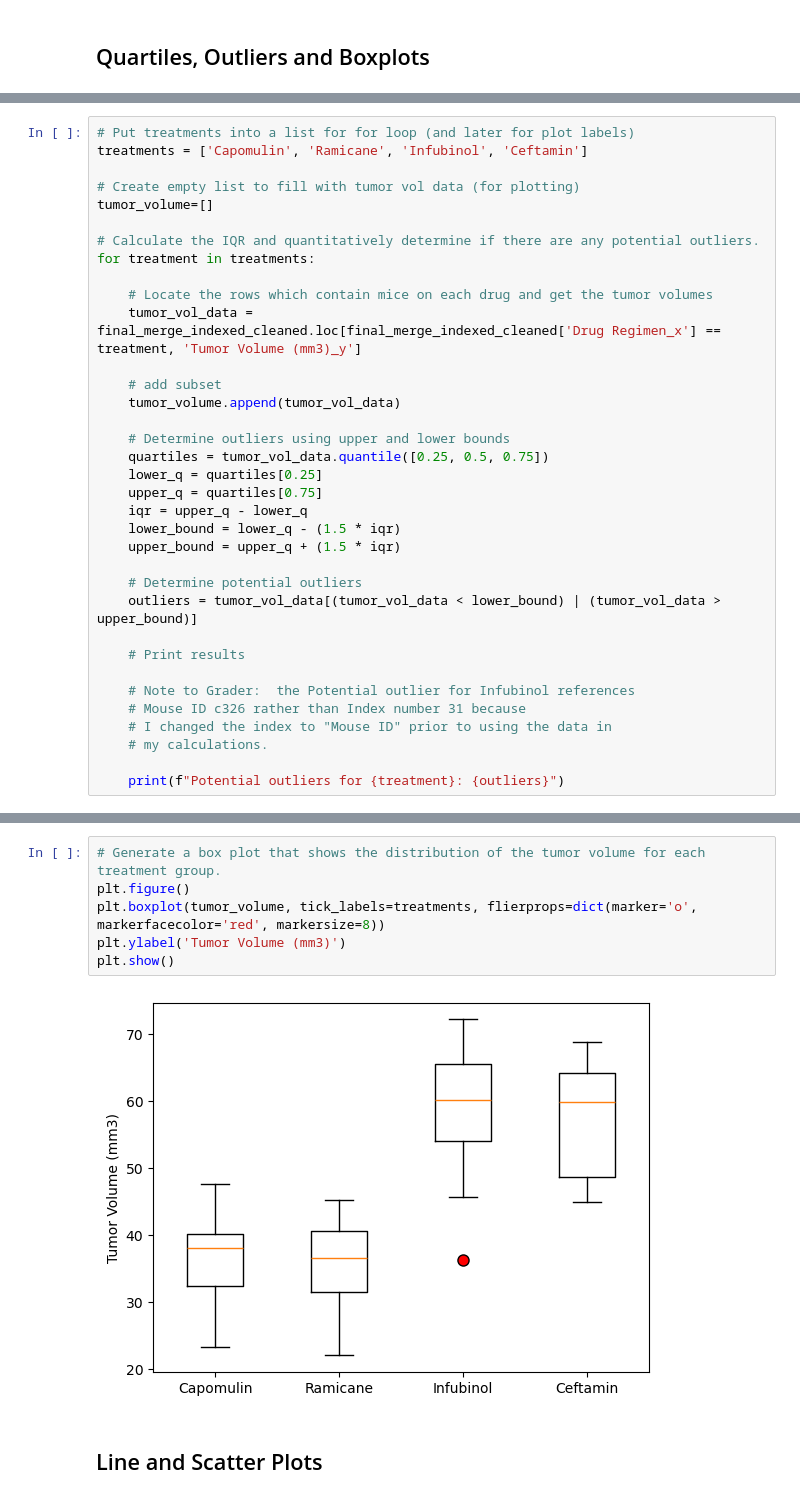
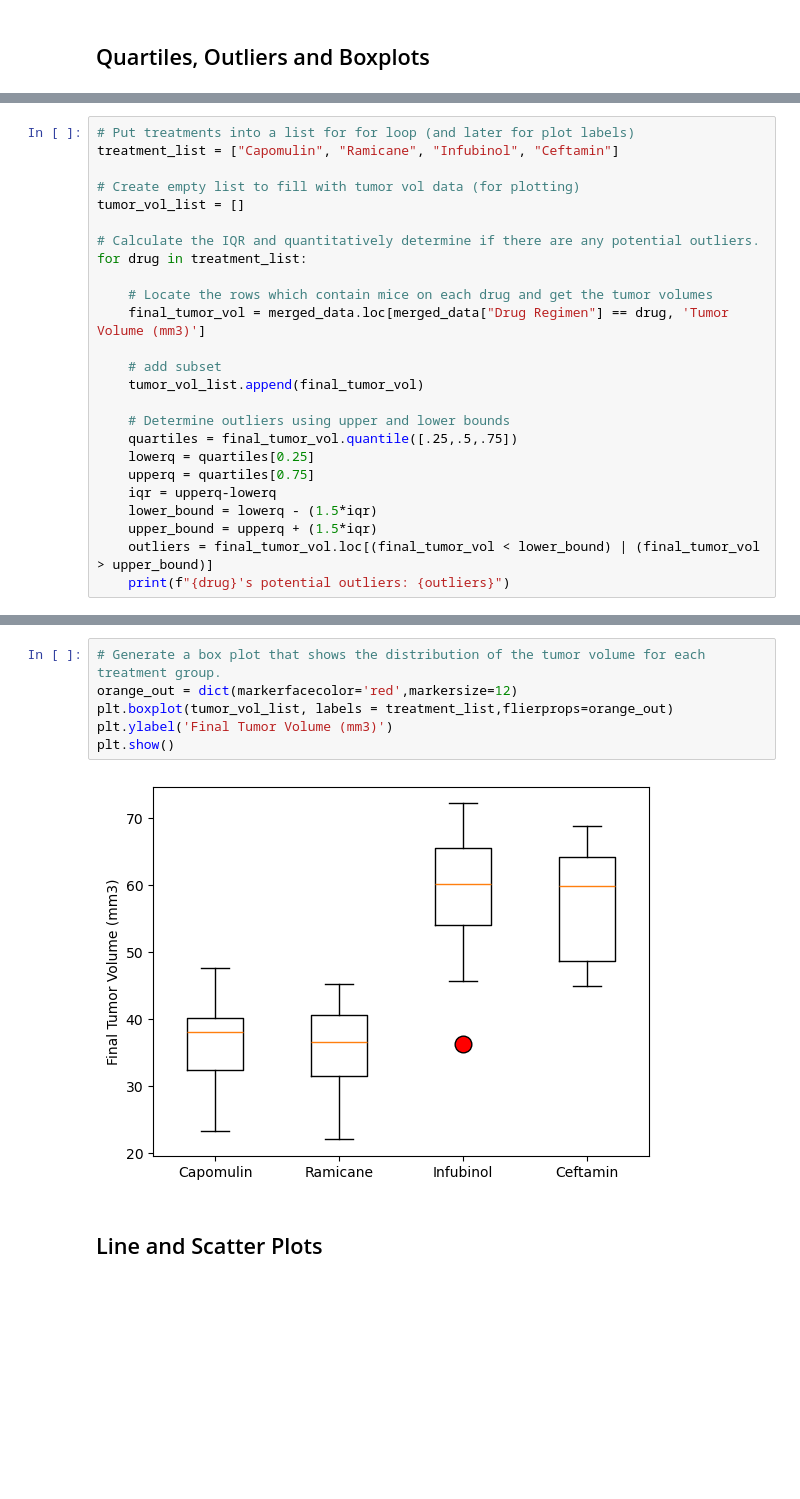
Before and after one commit to hopkinsbowman78/matplotlib-scipy-data-analysis, a Jupyter notebook: Pymaceuticals/Pymaceuticals.ipynb, the cells around one changed output, grey strips where cells are left out. Cells and saved outputs as stored; diff of their text form; blank space fills up the shorter version.

```diff
--- a/Pymaceuticals/Pymaceuticals.ipynb
+++ b/Pymaceuticals/Pymaceuticals.ipynb
@@ -253,36 +238,26 @@ final_merge_indexed_cleaned
 # %%
 # Put treatments into a list for for loop (and later for plot labels)
-treatments = ['Capomulin', 'Ramicane', 'Infubinol', 'Ceftamin']
+treatment_list = ["Capomulin", "Ramicane", "Infubinol", "Ceftamin"]
 
 # Create empty list to fill with tumor vol data (for plotting)
-tumor_volume=[]
+tumor_vol_list = []
 
 # Calculate the IQR and quantitatively determine if there are any potential outliers.
-for treatment in treatments:
+for drug in treatment_list:
 
     # Locate the rows which contain mice on each drug and get the tumor volumes
-    tumor_vol_data = final_merge_indexed_cleaned.loc[final_merge_indexed_cleaned['Drug Regimen_x'] == treatment, 'Tumor Volume (mm3)_y']
+    final_tumor_vol = merged_data.loc[merged_data["Drug Regimen"] == drug, 'Tumor Volume (mm3)']
 
     # add subset
-    tumor_volume.append(tumor_vol_data)
+    tumor_vol_list.append(final_tumor_vol)
 
     # Determine outliers using upper and lower bounds
-    quartiles = tumor_vol_data.quantile([0.25, 0.5, 0.75])
-    lower_q = quartiles[0.25]
-    upper_q = quartiles[0.75]
-    iqr = upper_q - lower_q
-    lower_bound = lower_q - (1.5 * iqr)
-    upper_bound = upper_q + (1.5 * iqr)
-
-    # Determine potential outliers
-    outliers = tumor_vol_data[(tumor_vol_data < lower_bound) | (tumor_vol_data > upper_bound)]
-
-    # Print results
-
-    # Note to Grader:  the Potential outlier for Infubinol references
-    # Mouse ID c326 rather than Index number 31 because
-    # I changed the index to "Mouse ID" prior to using the data in
-    # my calculations.
-
-    print(f"Potential outliers for {treatment}: {outliers}")
+    quartiles = final_tumor_vol.quantile([.25,.5,.75])
+    lowerq = quartiles[0.25]
+    upperq = quartiles[0.75]
+    iqr = upperq-lowerq
+    lower_bound = lowerq - (1.5*iqr)
+    upper_bound = upperq + (1.5*iqr)
+    outliers = final_tumor_vol.loc[(final_tumor_vol < lower_bound) | (final_tumor_vol > upper_bound)]
+    print(f"{drug}'s potential outliers: {outliers}")
 # %% [output]
@@ -295,11 +269,11 @@ Potential outliers for Ceftamin: Series([], Name: Tumor Volume (mm3)_y, dtype: f
 # %%
 # Generate a box plot that shows the distribution of the tumor volume for each treatment group.
-plt.figure()
-plt.boxplot(tumor_volume, tick_labels=treatments, flierprops=dict(marker='o', markerfacecolor='red', markersize=8))
-plt.ylabel('Tumor Volume (mm3)')
+orange_out = dict(markerfacecolor='red',markersize=12)
+plt.boxplot(tumor_vol_list, labels = treatment_list,flierprops=orange_out)
+plt.ylabel('Final Tumor Volume (mm3)')
 plt.show()
 # %% [output]
-[figure, old version]
+[figure, new version]
 # %% [markdown]
 ## Line and Scatter Plots
 # %%
```
Also changed, not shown: parts of 4 cells of this notebook, 2 other files.
